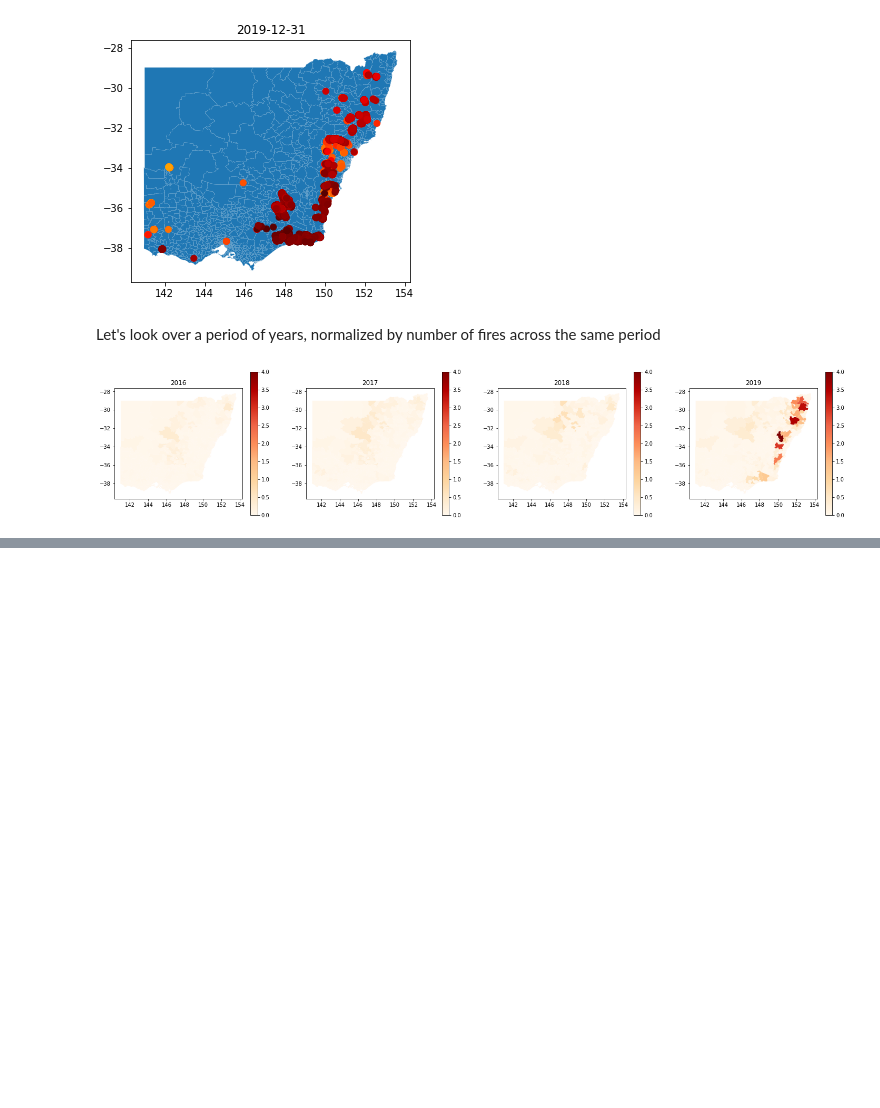
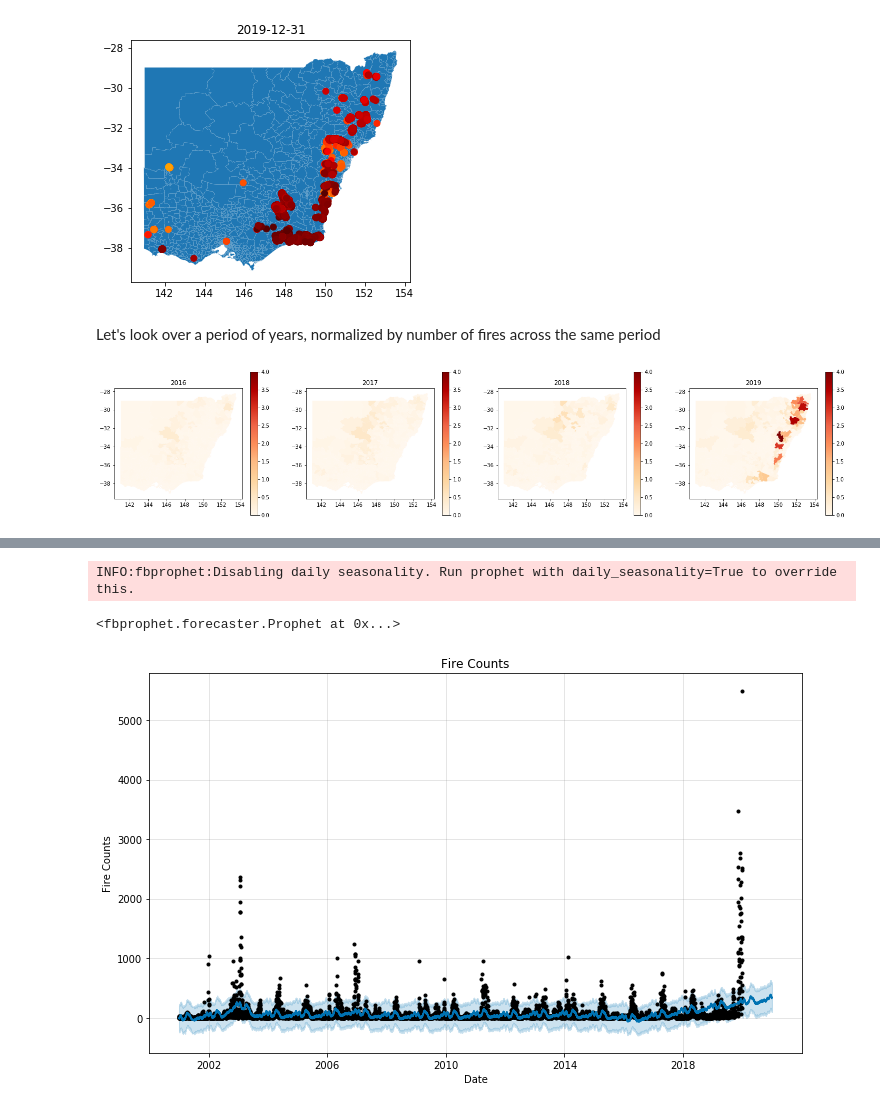
Before and after one commit to lindenmp/NASA_aus_firedata, a Jupyter notebook: analysis.ipynb, the cells around one changed output, grey strips where cells are left out. Drawn from its saved outputs; the diff is of its cells as text; code cells hidden in the pictures; blank space fills up the shorter version.

Commit message:
Added some preliminary time series forecast code using fbprophet.

```diff
--- a/analysis.ipynb
+++ b/analysis.ipynb
@@ -116,0 +122,5 @@ for i, year in enumerate(years):
+# %%
+# assemble dataframe of counts of fires per date
+df_proph = pd.DataFrame()
+df_proph['ds'] = df.groupby('ACQ_DATE').count().index
+df_proph['y'] = df.groupby('ACQ_DATE').count().iloc[:,0].values
@@ -116,0 +136,17 @@ for i, year in enumerate(years):
+# %%
+# Make the prophet model and fit on the data
+my_prophet = Prophet(changepoint_prior_scale=0.15)
+my_prophet.fit(df_proph)
+# %% [output]
+INFO:fbprophet:Disabling daily seasonality. Run prophet with daily_seasonality=True to override this.
+<fbprophet.forecaster.Prophet at 0x...>
+# %%
+# Make a future dataframe for 2 years
+my_forecast = my_prophet.make_future_dataframe(periods=365, freq='D')
+# Make predictions
+my_forecast = my_prophet.predict(my_forecast)
+# %%
+my_prophet.plot(my_forecast, xlabel = 'Date', ylabel = 'Fire Counts')
+plt.title('Fire Counts');
+# %% [output]
+[figure, added]
```
Also changed, not shown: parts of 17 cells of this notebook, 1 other file.
